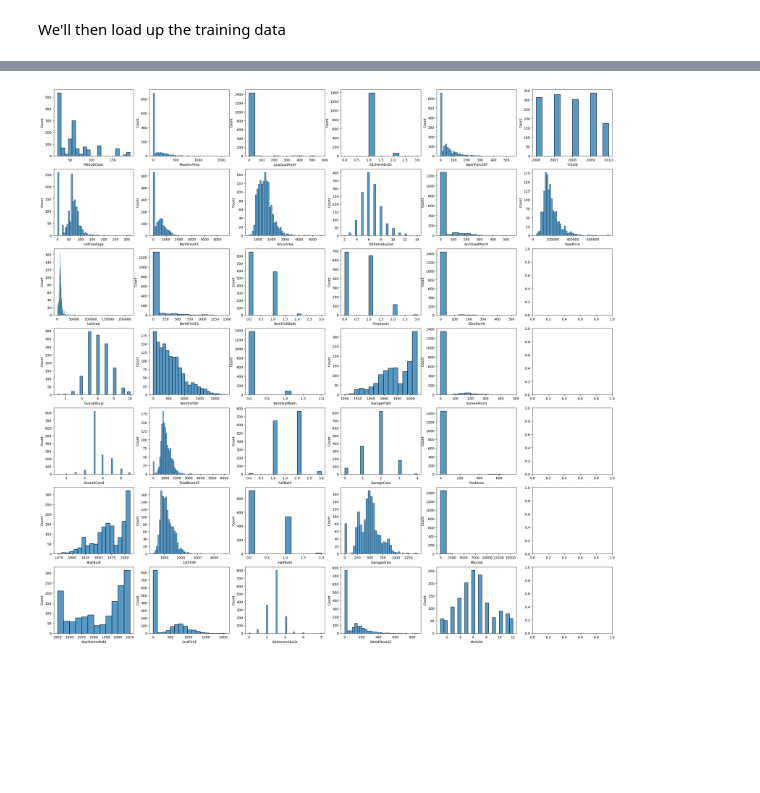
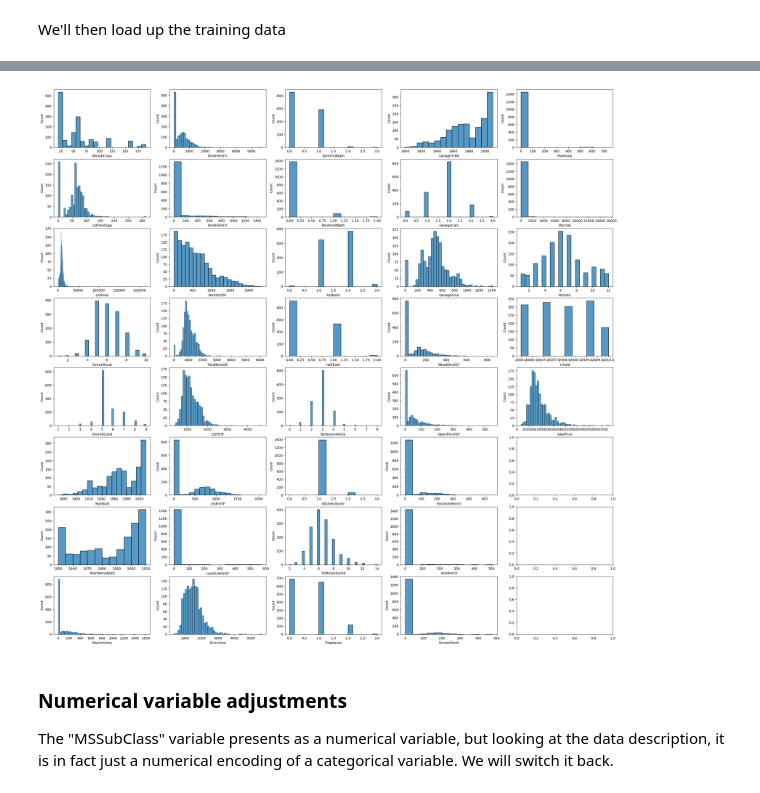
Before and after one commit to leonghchan/group-project, a Jupyter notebook: greg-eda.ipynb, the cells around one changed output, grey strips where cells are left out. Drawn from its saved outputs; the diff is of its cells as text; code cells hidden in the pictures; blank space fills up the shorter version.

```diff
--- a/greg-eda.ipynb
+++ b/greg-eda.ipynb
@@ -65,16 +44,18 @@ skew_kurt.loc[(skew_kurt.Skewness >= 1) | (skew_kurt.Kurtosis >= 1)]
 # %%
 numerics = [col for col in clean_data.columns if clean_data.dtypes[col] != 'object']
-categories = [col for col in clean_data.columns if clean_data.dtypes[col] == 'object']
 
-fig, axs = plt.subplots(7,6, figsize=(30,30))
+fig, axs = plt.subplots(8,5, figsize=(30,30))
 for i, column in enumerate(numerics):
-    sns.histplot(data=clean_data, x = column, ax=axs[i%7, i//7])
+    sns.histplot(data=clean_data, x = column, ax=axs[i%8, i//8])
 
 # unique_count = defaultdict(list)
 # for col in clean_data[numerics]:
 #     unique_count[len(clean_data[col].unique())].append(col)
 
 # for key in sorted(unique_count):
 #     print('Number of unique values: {} | Column(s):\n{}'.format(key, unique_count[key]))
 # %% [output]
-[figure, old version]
+[figure, new version]
+# %% [markdown]
+### Numerical variable adjustments
+The "MSSubClass" variable presents as a numerical variable, but looking at the data description, it is in fact just a numerical encoding of a categorical variable. We will switch it back.
```
Also changed, not shown: parts of 16 cells of this notebook.
